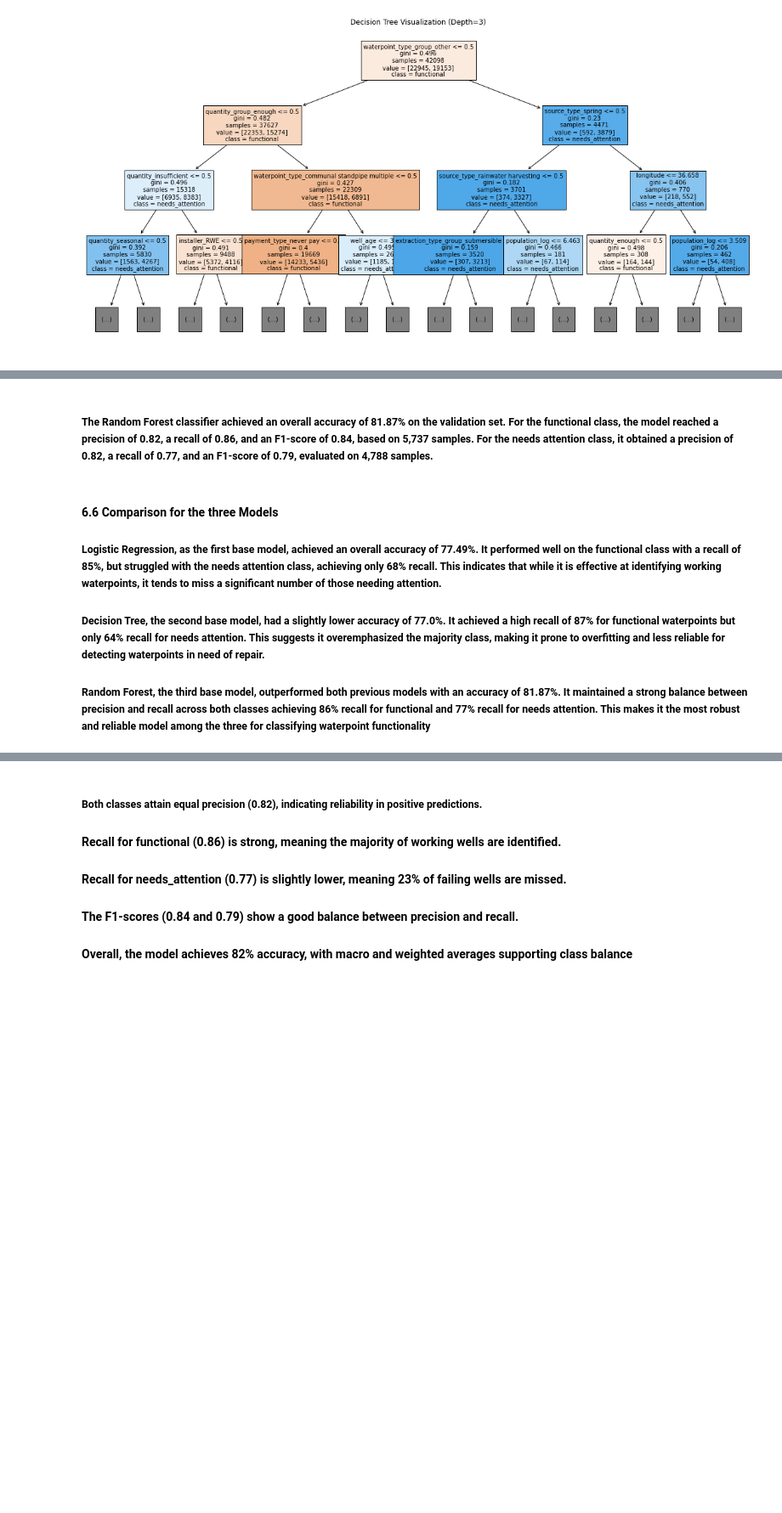
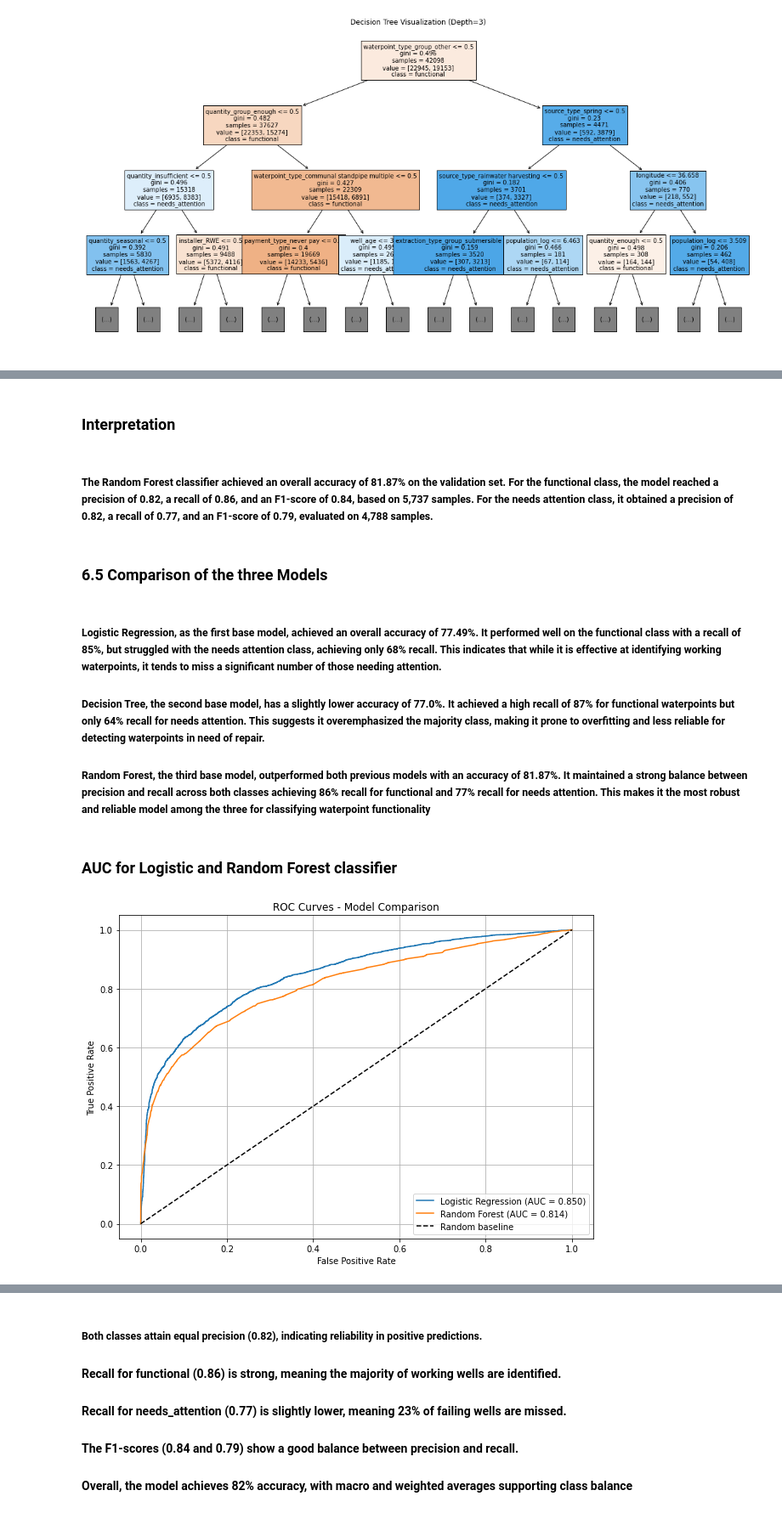
Before and after one commit to CharityPM/tanzanian-water-wells-prediction, a Jupyter notebook: waterwellsprediction.ipynb, the cells around one changed output, grey strips where cells are left out. Shown: that part at 85% size. Saved outputs shown, nothing was run; the diff lists cells and outputs as text; code cells hidden in the pictures; blank space fills up the shorter version.

Commit message:
Evaluate and interpret model results

```diff
--- a/waterwellsprediction.ipynb
+++ b/waterwellsprediction.ipynb
@@ -921,9 +926,41 @@ Accuracy: 81.87 %
+# %% [markdown]
+### **Interpretation**
 # %% [markdown]
 ##### The Random Forest classifier achieved an overall accuracy of 81.87% on the validation set. For the functional class, the model reached a precision of 0.82, a recall of 0.86, and an F1-score of 0.84, based on 5,737 samples. For the needs attention class, it obtained a precision of 0.82, a recall of 0.77, and an F1-score of 0.79, evaluated on 4,788 samples.
+# %% [markdown]
+### 6.5 **Comparison of the three Models**
 # %% [markdown]
-#### 6.6 **Comparison for the three Models**
+
 ##### Logistic Regression, as the first base model, achieved an overall accuracy of 77.49%. It performed well on the functional class with a recall of 85%, but struggled with the needs attention class, achieving only 68% recall. This indicates that while it is effective at identifying working waterpoints, it tends to miss a significant number of those needing attention.
 
-##### Decision Tree, the second base model, had a slightly lower accuracy of 77.0%. It achieved a high recall of 87% for functional waterpoints but only 64% recall for needs attention. This suggests it overemphasized the majority class, making it prone to overfitting and less reliable for detecting waterpoints in need of repair.
+##### Decision Tree, the second base model, has a slightly lower accuracy of 77.0%. It achieved a high recall of 87% for functional waterpoints but only 64% recall for needs attention. This suggests it overemphasized the majority class, making it prone to overfitting and less reliable for detecting waterpoints in need of repair.
 
 ##### Random Forest, the third base model, outperformed both previous models with an accuracy of 81.87%. It maintained a strong balance between precision and recall across both classes achieving 86% recall for functional and 77% recall for needs attention. This makes it the most robust and reliable model among the three for classifying waterpoint functionality
+# %% [markdown]
+### **AUC for Logistic and Random Forest classifier**
+# %%
+# Predict probabilities
+lr_probs = log_model.predict_proba(X_val_scaled)[:, 1]
+rf_probs = rf_model.predict_proba(X_val_scaled)[:, 1]
+
+
+# Compute ROC curves and AUCs
+fpr_lr, tpr_lr, _ = roc_curve(y_val, lr_probs, pos_label='needs_attention')
+fpr_rf, tpr_rf, _ = roc_curve(y_val, rf_probs, pos_label='needs_attention')
+
+auc_lr = roc_auc_score(y_val, lr_probs)
+auc_rf = roc_auc_score(y_val, rf_probs)
+
+# Plot
+plt.figure(figsize=(10, 7))
+plt.plot(fpr_lr, tpr_lr, label=f'Logistic Regression (AUC = {auc_lr:.3f})')
+plt.plot(fpr_rf, tpr_rf, label=f'Random Forest (AUC = {auc_rf:.3f})')
+plt.plot([0, 1], [0, 1], 'k--', label='Random baseline')
+plt.xlabel('False Positive Rate')
+plt.ylabel('True Positive Rate')
+plt.title('ROC Curves - Model Comparison')
+plt.legend(loc='lower right')
+plt.grid(True)
+plt.show()
+# %% [output]
+[figure, added]
```
Also changed, not shown: parts of 37 cells of this notebook, 1 other file.
